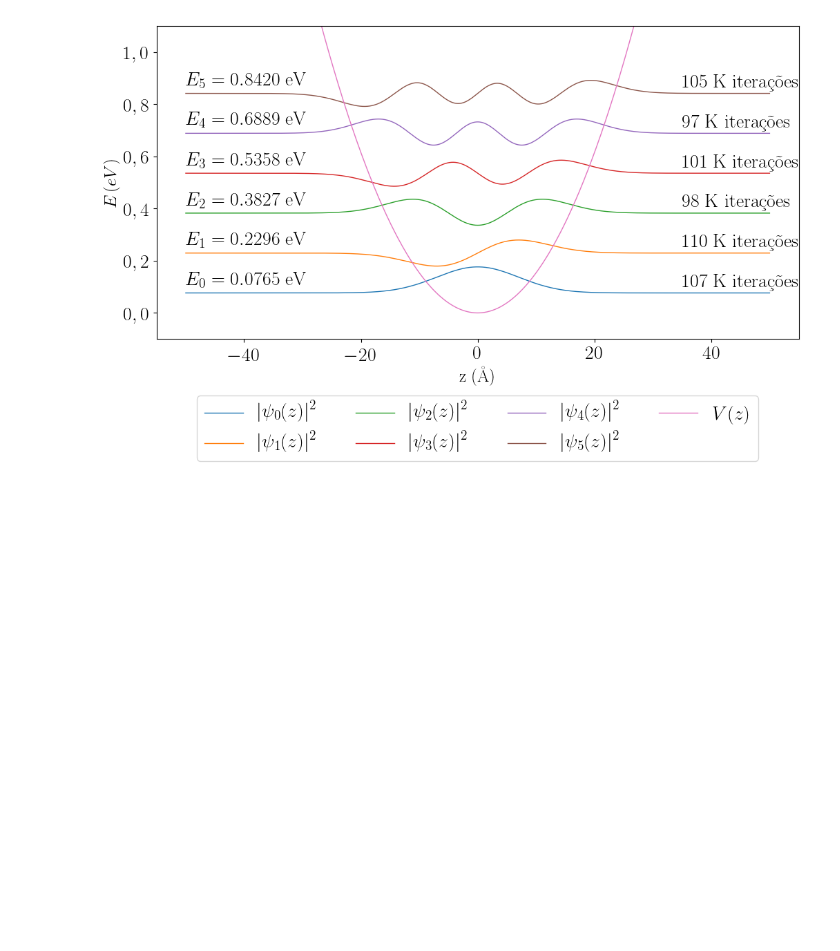
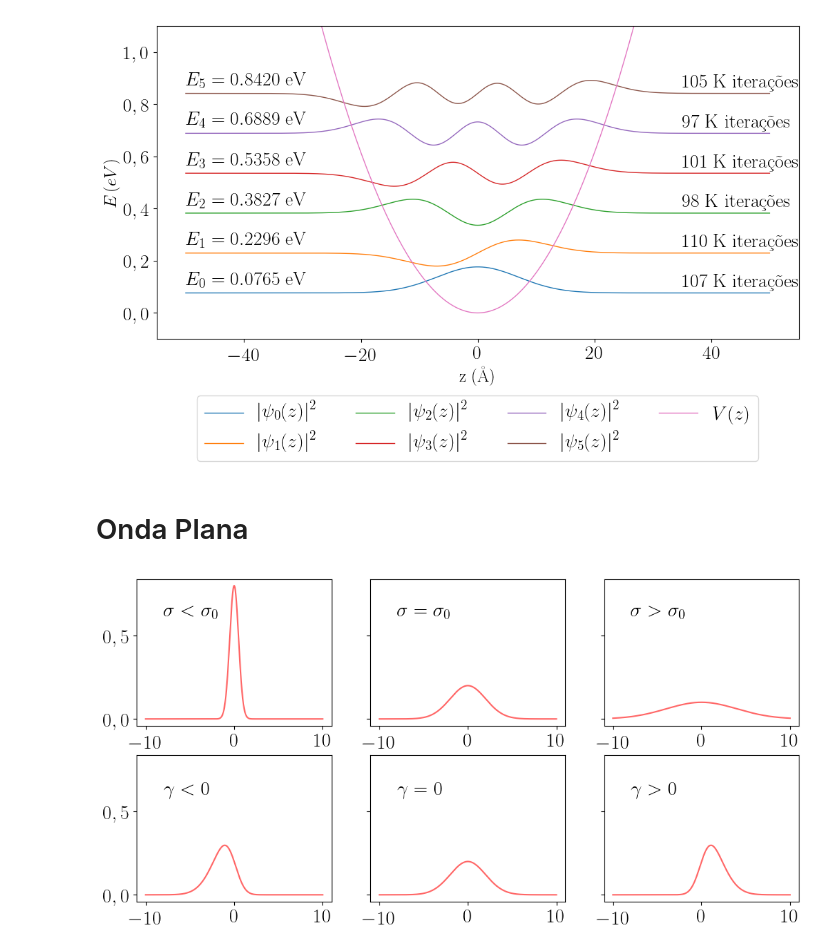
Before and after one commit to thiagolcmelo/benchmark, a Jupyter notebook: chapter_5_preview.ipynb, the cells around one changed output. Saved outputs shown, nothing was run; the diff lists cells and outputs as text; code cells hidden in the pictures; blank space fills up the shorter version.

```diff
--- a/chapter_5_preview.ipynb
+++ b/chapter_5_preview.ipynb
@@ -284,3 +286,35 @@ plt.legend(handles=lines, loc=9, bbox_to_anchor=(0.5, -0.15), ncol=4)
 plt.savefig('oscilador_harmonico_autoestados_autovalores.png', bbox_inches='tight')
 # %% [output]
 [figure]
+# %% [markdown]
+# Onda Plana
+# %%
+x = np.linspace(-10, 10, 1000)
+df = pd.DataFrame({
+    'x':x,
+    'low_standard_deviation': norm.pdf(x, loc=0, scale=0.5),
+    'normal_standard_deviation': norm.pdf(x, loc=0, scale=2.0),
+    'high_standard_deviation': norm.pdf(x, loc=0, scale=4.0),
+    'negative_skewness': skewnorm.pdf(x, -2, loc=0, scale=2.0),
+    'zero_snewness': skewnorm.pdf(x, 0, loc=0, scale=2.0),
+    'positive_skewness': skewnorm.pdf(x, 2, loc=0, scale=2.0)
+})
+#df.to_csv('comparacao_desvio_padrao_obliquidade.csv')
+f, ((ax1, ax2, ax3), (ax4, ax5, ax6)) = plt.subplots(2, 3, sharey=True)
+mean, var, skew, kurt = norm.stats(moments='mvsk')
+ax1.plot(x, norm.pdf(x, loc=0, scale=0.5), 'r-', alpha=0.6, label='norm pdf')
+ax1.text(-8, 0.6, r"$\sigma < \sigma_0$")
+ax2.plot(x, norm.pdf(x, loc=0, scale=2.0), 'r-', alpha=0.6, label='norm pdf')
+ax2.text(-8, 0.6, r"$\sigma = \sigma_0$")
+ax3.plot(x, norm.pdf(x, loc=0, scale=4.0), 'r-', alpha=0.6, label='norm pdf')
+ax3.text(-8, 0.6, r"$\sigma > \sigma_0$")
+
+ax4.plot(x, skewnorm.pdf(x, -2, loc=0, scale=2.0), 'r-', alpha=0.6, label='norm pdf')
+ax4.text(-8, 0.6, r"$\gamma < 0$")
+ax5.plot(x, skewnorm.pdf(x, 0, loc=0, scale=2.0), 'r-', alpha=0.6, label='norm pdf')
+ax5.text(-8, 0.6, r"$\gamma = 0$")
+ax6.plot(x, skewnorm.pdf(x, 2, loc=0, scale=2.0), 'r-', alpha=0.6, label='norm pdf')
+ax6.text(-8, 0.6, r"$\gamma > 0$")
+plt.savefig('comparacao_desvpad_obliquidade.png', bbox_inches='tight')
+# %% [output]
+[figure, added]
```
Also changed, not shown: parts of 4 cells of this notebook, 4 other files.
